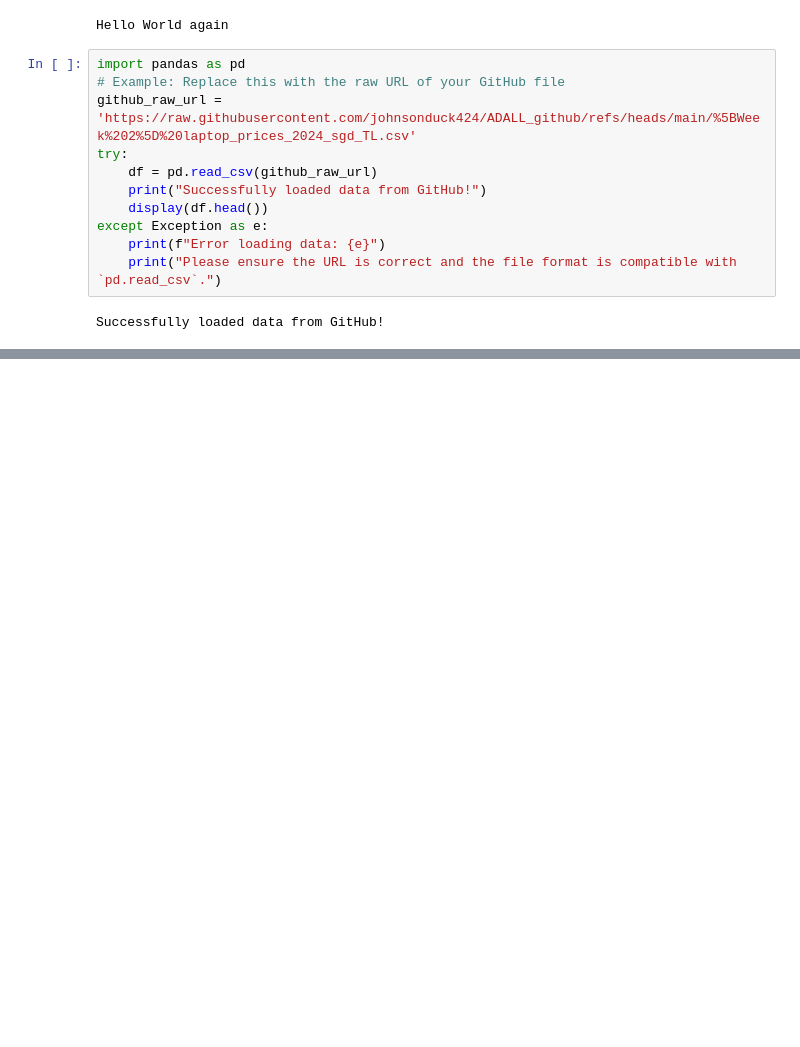
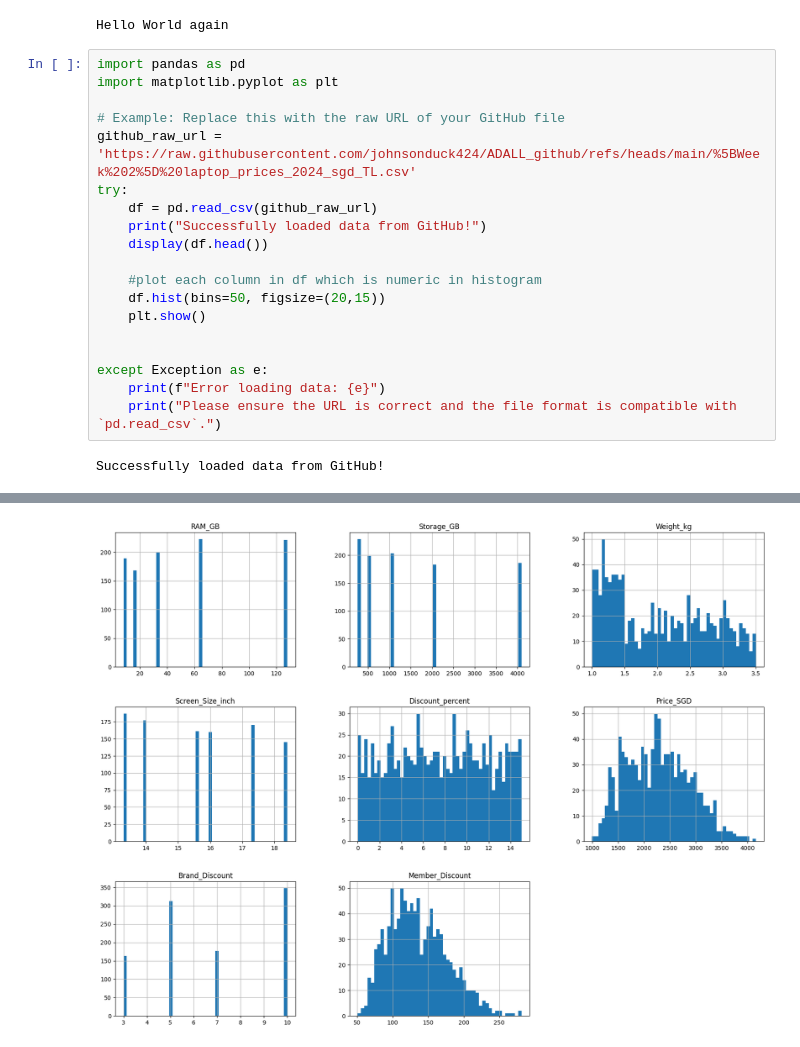
Before and after one commit to johnsonduck424/ADALL_github, a Jupyter notebook: MainW2S1.ipynb, the cells around one changed output, grey strips where cells are left out. Cells and saved outputs as stored; diff of their text form; blank space fills up the shorter version.

```diff
--- a/MainW2S1.ipynb
+++ b/MainW2S1.ipynb
@@ -6,20 +6,29 @@ print("Hello World again")
 Hello World again
 # %%
 import pandas as pd
+import matplotlib.pyplot as plt
+
 # Example: Replace this with the raw URL of your GitHub file
 github_raw_url = 'https://raw.githubusercontent.com/johnsonduck424/ADALL_github/refs/heads/main/%5BWeek%202%5D%20laptop_prices_2024_sgd_TL.csv'
 try:
     df = pd.read_csv(github_raw_url)
     print("Successfully loaded data from GitHub!")
     display(df.head())
+
+    #plot each column in df which is numeric in histogram
+    df.hist(bins=50, figsize=(20,15))
+    plt.show()
+
+
 except Exception as e:
     print(f"Error loading data: {e}")
     print("Please ensure the URL is correct and the file format is compatible with `pd.read_csv`.")
 # %% [output]
 Successfully loaded data from GitHub!
 |  | Brand | Model | CPU | GPU | RAM_GB | Storage_Type | Storage_GB | Touchscreen | Weight_kg | ... |
 | 0 | Acer | Aspire 5 | Intel i9-14900HK | NVIDIA RTX 4070 | 64 | SSD | 256 | False | 1.56 | ... |
 | 1 | Acer | Nitro 5 | AMD Ryzen 9 8900HX | AMD Radeon 780M | 32 | SSD | 1024 | True | 1.45 | ... |
 | 2 | Acer | Nitro 5 | AMD Ryzen 5 8600H | NVIDIA RTX 4050 | 32 | SSD | 2048 | False | 1.34 | ... |
 | 3 | Acer | TravelMate P6 | Intel Core Ultra 7 15500H | NVIDIA RTX 4060 | 16 | SSD | 4096 | True | 1.18 | ... |
 | 4 | Acer | Predator Helios 300 | Intel i7-14800H | NVIDIA RTX 4070 | 8 | SSD | 1024 | True | 1.31 | ... |
+[figure, added]
```
Also changed, not shown: parts of 8 cells of this notebook.
